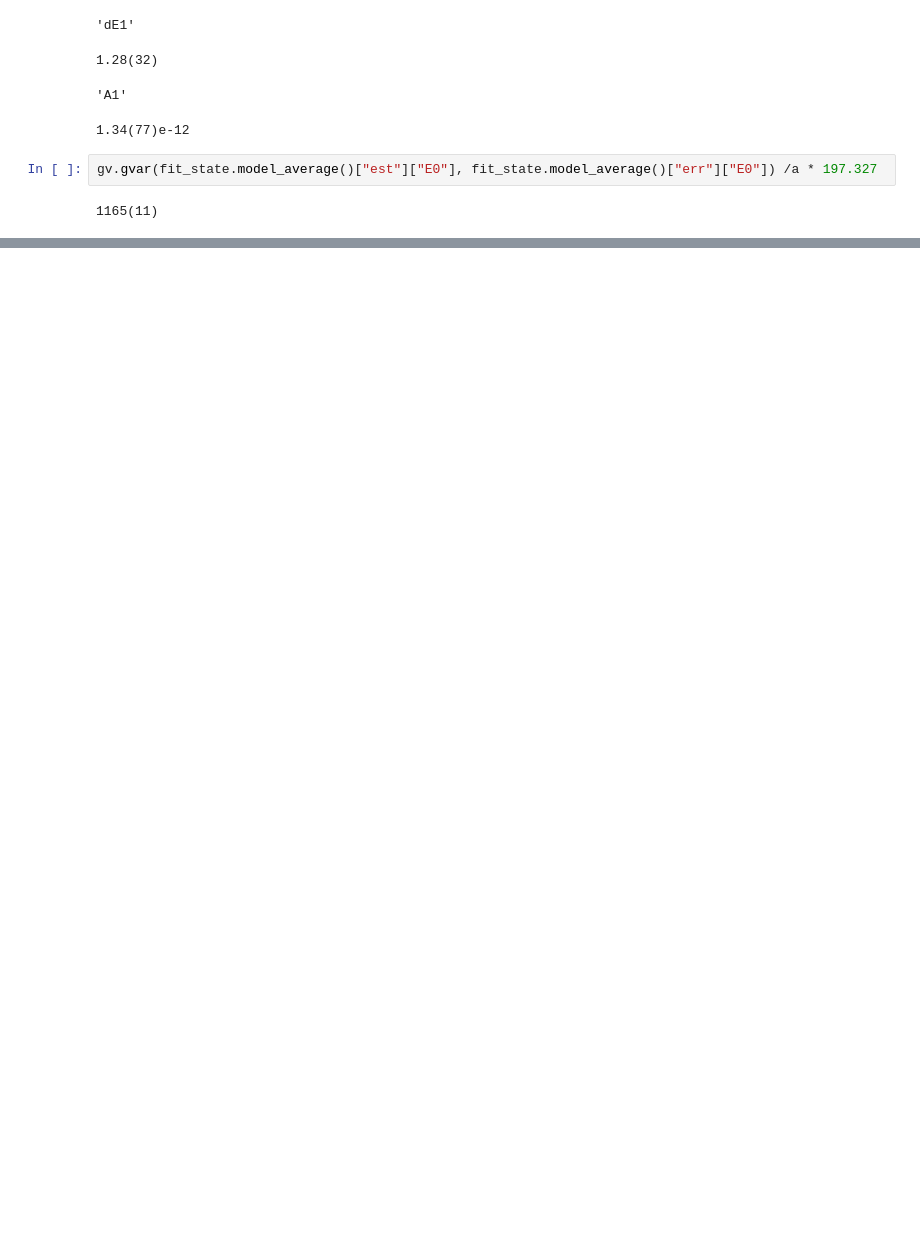
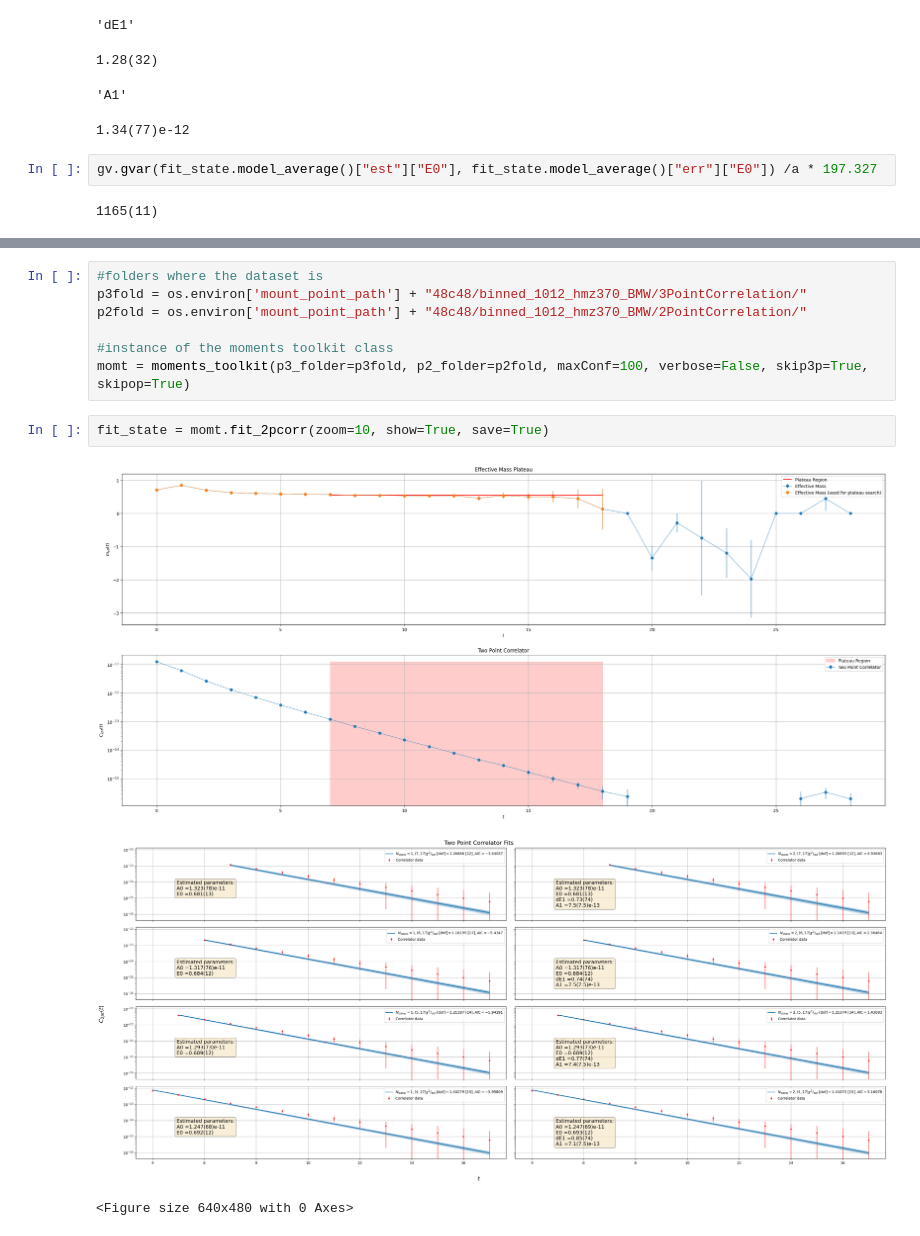
Before and after one commit to Tag-E/PhD_work, a Jupyter notebook: moments_pdf/test_notebooks/proper_fit.ipynb, the cells around one changed output, grey strips where cells are left out. Cells and saved outputs as stored; diff of their text form; blank space fills up the shorter version.

Commit message:
first implementation of a method to obtain a proper fit of the 2 point correlator

```diff
--- a/moments_pdf/test_notebooks/proper_fit.ipynb
+++ b/moments_pdf/test_notebooks/proper_fit.ipynb
@@ -1105,0 +1121,13 @@ gv.gvar(fit_state.model_average()["est"]["E0"], fit_state.model_average()["err"]
+# %%
+#folders where the dataset is
+p3fold = os.environ['mount_point_path'] + "48c48/binned_1012_hmz370_BMW/3PointCorrelation/"
+p2fold = os.environ['mount_point_path'] + "48c48/binned_1012_hmz370_BMW/2PointCorrelation/"
+
+#instance of the moments toolkit class
+momt = moments_toolkit(p3_folder=p3fold, p2_folder=p2fold, maxConf=100, verbose=False, skip3p=True, skipop=True)
+# %%
+fit_state = momt.fit_2pcorr(zoom=10, show=True, save=True)
+# %% [output]
+[figure, added]
+[figure, added]
+<Figure size 640x480 with 0 Axes>
```
Also changed, not shown: parts of 6 cells of this notebook, 1 other file.
